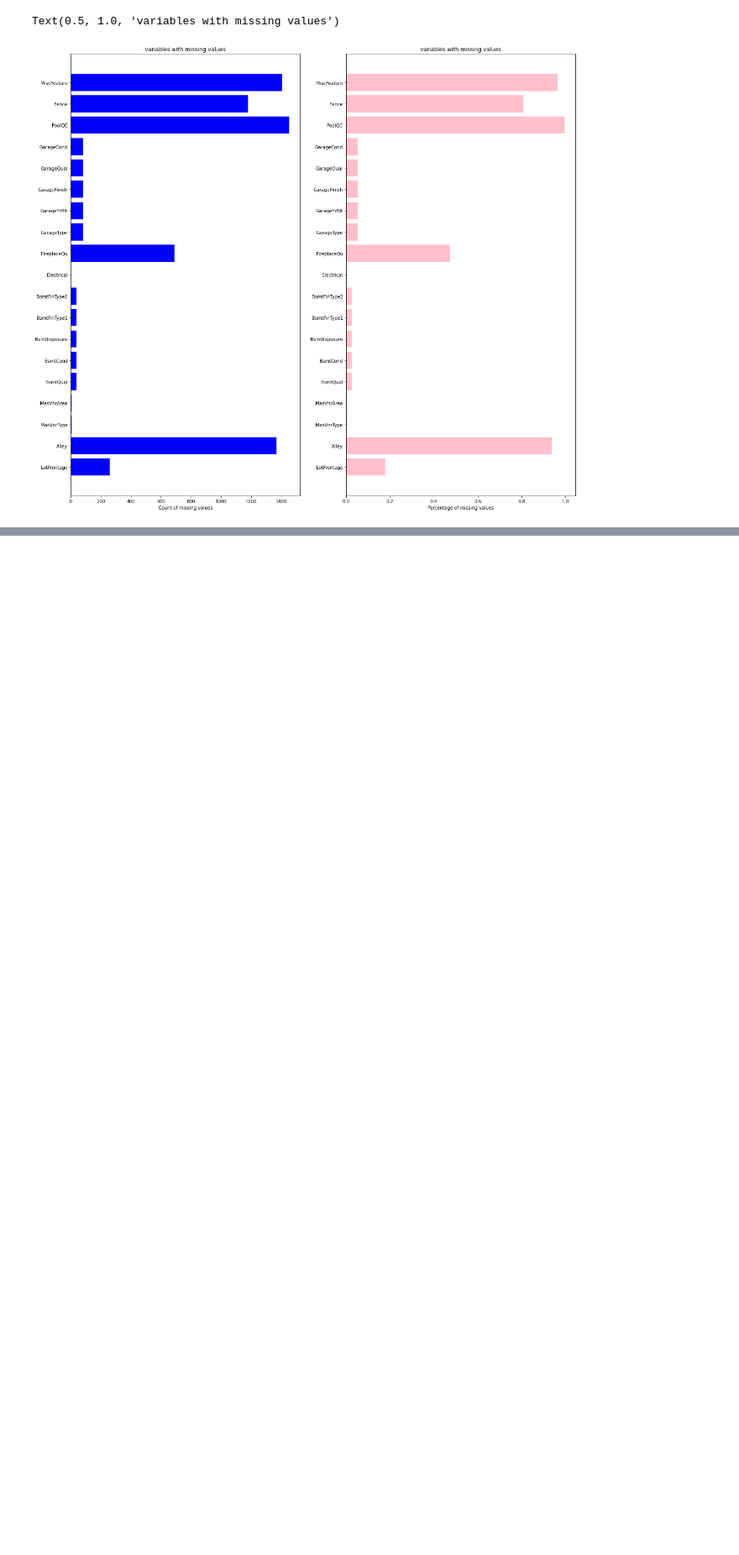
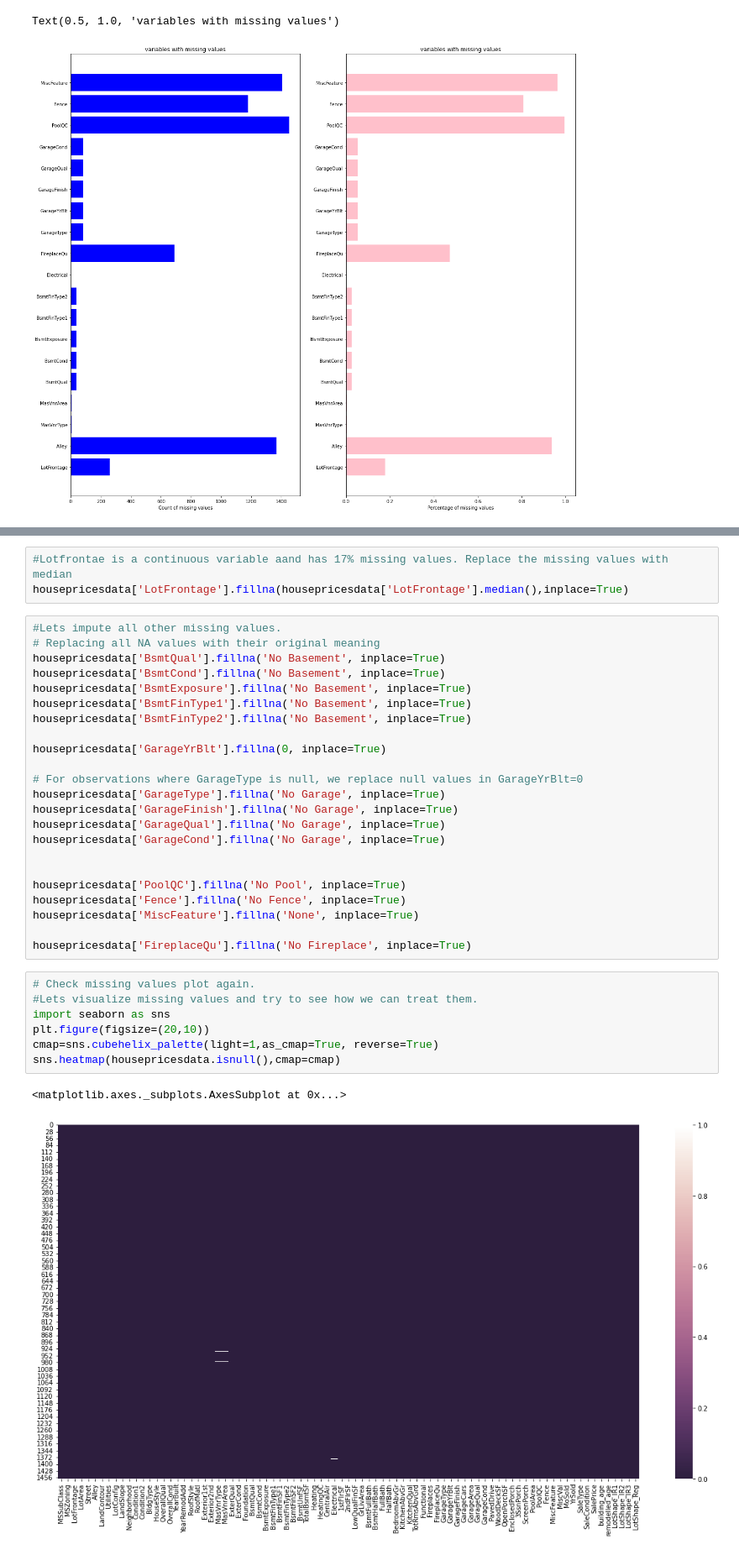
Before and after one commit to Chirag314/HousePrices, a Jupyter notebook: HousePrices.ipynb, the cells around one changed output, grey strips where cells are left out. Shown at 84% size. Drawn from its saved outputs; the diff is of its cells as text; blank space fills up the shorter version.

```diff
--- a/HousePrices.ipynb
+++ b/HousePrices.ipynb
@@ -261,0 +276,36 @@ Text(0.5, 1.0, 'variables with missing values')
+# %%
+#Lotfrontae is a continuous variable aand has 17% missing values. Replace the missing values with median
+housepricesdata['LotFrontage'].fillna(housepricesdata['LotFrontage'].median(),inplace=True)
+# %%
+#Lets impute all other missing values.
+# Replacing all NA values with their original meaning
+housepricesdata['BsmtQual'].fillna('No Basement', inplace=True)
+housepricesdata['BsmtCond'].fillna('No Basement', inplace=True)
+housepricesdata['BsmtExposure'].fillna('No Basement', inplace=True)
+housepricesdata['BsmtFinType1'].fillna('No Basement', inplace=True)
+housepricesdata['BsmtFinType2'].fillna('No Basement', inplace=True)
+
+housepricesdata['GarageYrBlt'].fillna(0, inplace=True)
+
+# For observations where GarageType is null, we replace null values in GarageYrBlt=0
+housepricesdata['GarageType'].fillna('No Garage', inplace=True)
+housepricesdata['GarageFinish'].fillna('No Garage', inplace=True)
+housepricesdata['GarageQual'].fillna('No Garage', inplace=True)
+housepricesdata['GarageCond'].fillna('No Garage', inplace=True)
+
+
+housepricesdata['PoolQC'].fillna('No Pool', inplace=True)
+housepricesdata['Fence'].fillna('No Fence', inplace=True)
+housepricesdata['MiscFeature'].fillna('None', inplace=True)
+
+housepricesdata['FireplaceQu'].fillna('No Fireplace', inplace=True)
+# %%
+# Check missing values plot again.
+#Lets visualize missing values and try to see how we can treat them.
+import seaborn as sns
+plt.figure(figsize=(20,10))
+cmap=sns.cubehelix_palette(light=1,as_cmap=True, reverse=True)
+sns.heatmap(housepricesdata.isnull(),cmap=cmap)
+# %% [output]
+<matplotlib.axes._subplots.AxesSubplot at 0x...>
+[figure, added]
```
Also changed, not shown: parts of 9 cells of this notebook.
